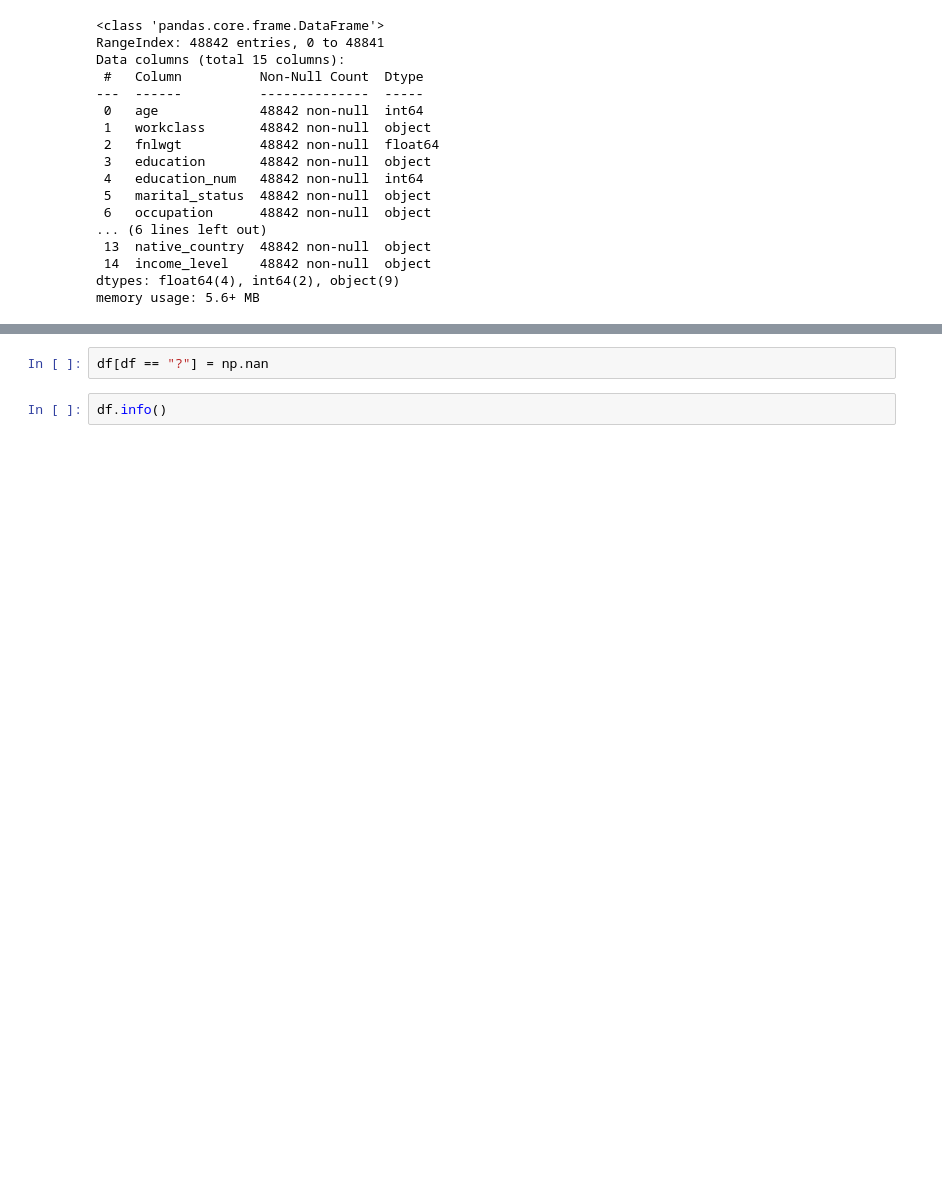
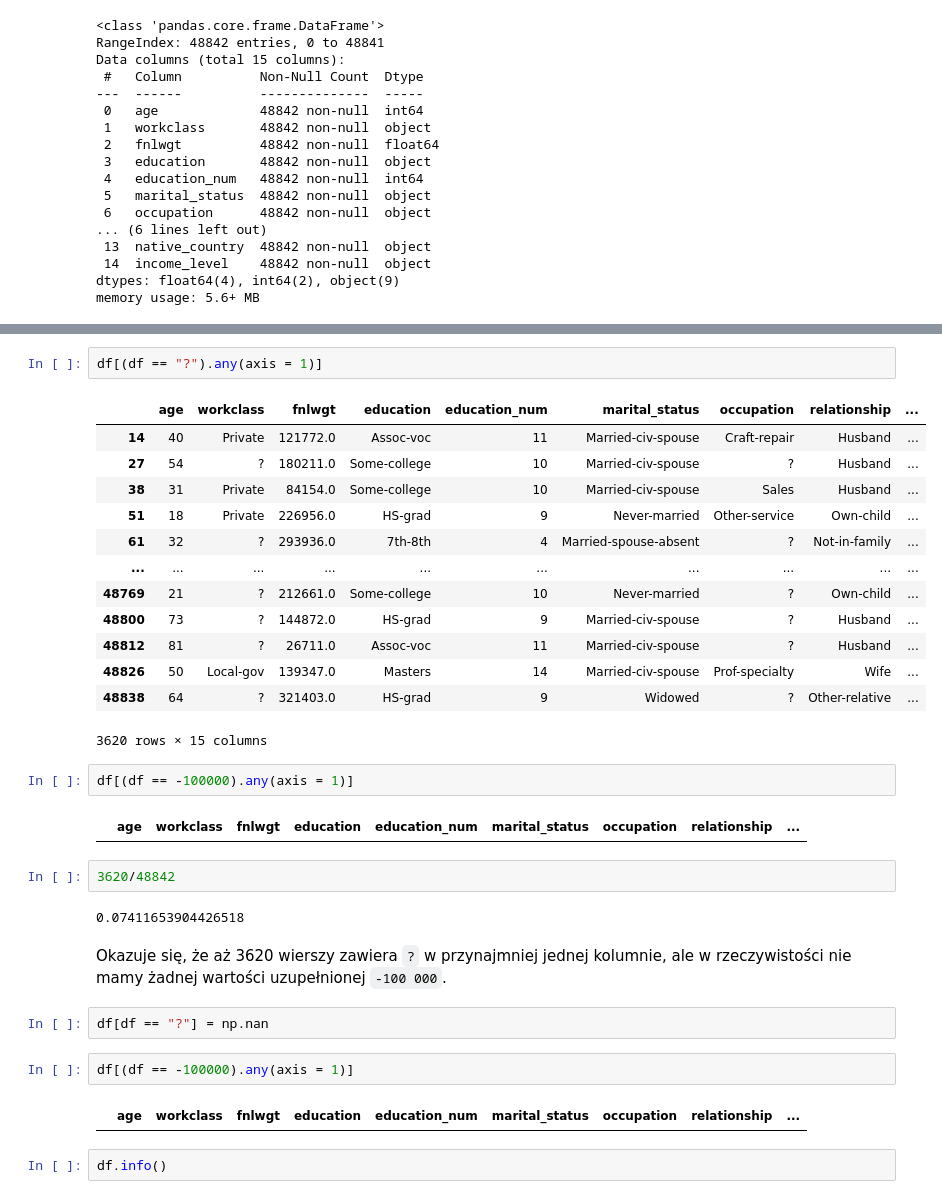
Before and after one commit to pablo2811/salary-predictive, a Jupyter notebook: EDA.ipynb, the cells around one changed output, grey strips where cells are left out. Saved outputs shown, nothing was run; the diff lists cells and outputs as text; blank space fills up the shorter version.

```diff
--- a/EDA.ipynb
+++ b/EDA.ipynb
@@ -48,5 +70,35 @@ memory usage: 5.6+ MB
+# %%
+df[(df == "?").any(axis = 1)]
+# %% [output]
+|  | age | workclass | fnlwgt | education | education_num | marital_status | occupation | relationship | ... |
+| 14 | 40 | Private | 121772.0 | Assoc-voc | 11 | Married-civ-spouse | Craft-repair | Husband | ... |
+| 27 | 54 | ? | 180211.0 | Some-college | 10 | Married-civ-spouse | ? | Husband | ... |
+| 38 | 31 | Private | 84154.0 | Some-college | 10 | Married-civ-spouse | Sales | Husband | ... |
+| 51 | 18 | Private | 226956.0 | HS-grad | 9 | Never-married | Other-service | Own-child | ... |
+| 61 | 32 | ? | 293936.0 | 7th-8th | 4 | Married-spouse-absent | ? | Not-in-family | ... |
+| ... | ... | ... | ... | ... | ... | ... | ... | ... | ... |
+| 48769 | 21 | ? | 212661.0 | Some-college | 10 | Never-married | ? | Own-child | ... |
+| 48800 | 73 | ? | 144872.0 | HS-grad | 9 | Married-civ-spouse | ? | Husband | ... |
+| 48812 | 81 | ? | 26711.0 | Assoc-voc | 11 | Married-civ-spouse | ? | Husband | ... |
+| 48826 | 50 | Local-gov | 139347.0 | Masters | 14 | Married-civ-spouse | Prof-specialty | Wife | ... |
+| 48838 | 64 | ? | 321403.0 | HS-grad | 9 | Widowed | ? | Other-relative | ... |
+3620 rows × 15 columns
+# %%
+df[(df == -100000).any(axis = 1)]
+# %% [output]
+|  | age | workclass | fnlwgt | education | education_num | marital_status | occupation | relationship | ... |
+# %%
+3620/48842
+# %% [output]
+0.07411653904426518
+# %% [markdown]
+Okazuje się, że aż 3620 wierszy zawiera `?` w przynajmniej jednej kolumnie, ale w rzeczywistości nie mamy żadnej wartości uzupełnionej `-100 000`.
 # %%
 df[df == "?"] = np.nan
+# %%
+df[(df == -100000).any(axis = 1)]
+# %% [output]
+|  | age | workclass | fnlwgt | education | education_num | marital_status | occupation | relationship | ... |
 # %%
 df.info()
 # %% [output]
```
Also changed, not shown: parts of 8 cells of this notebook.
